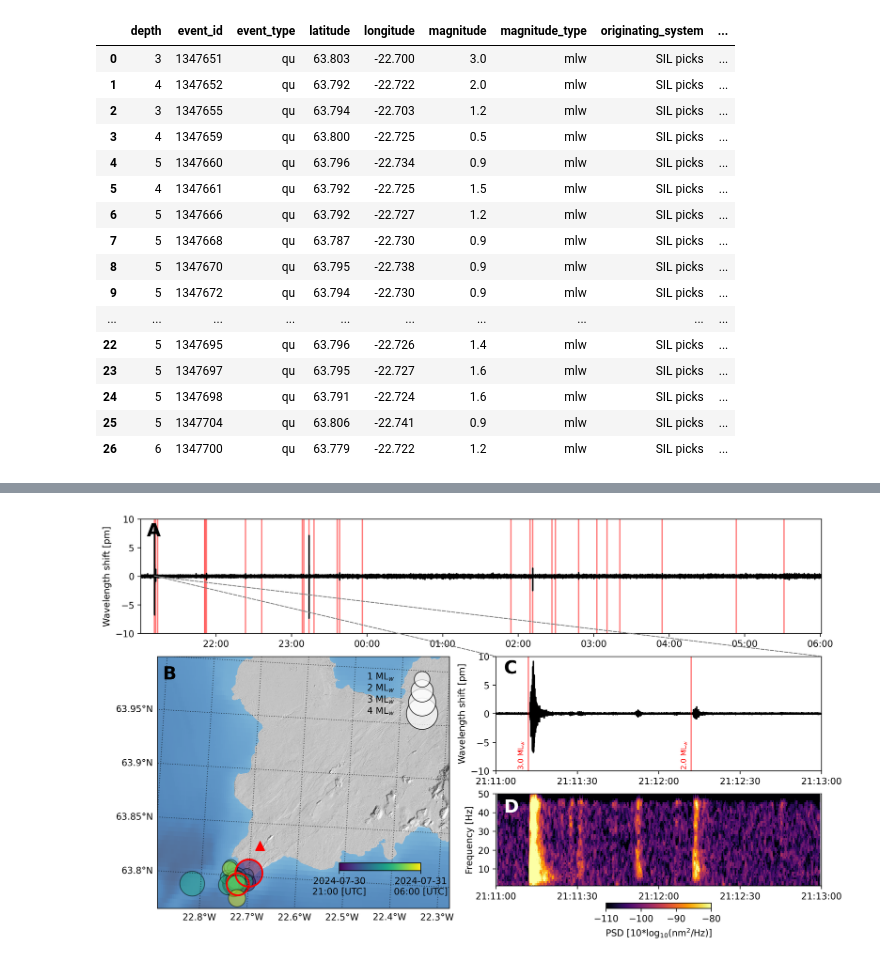
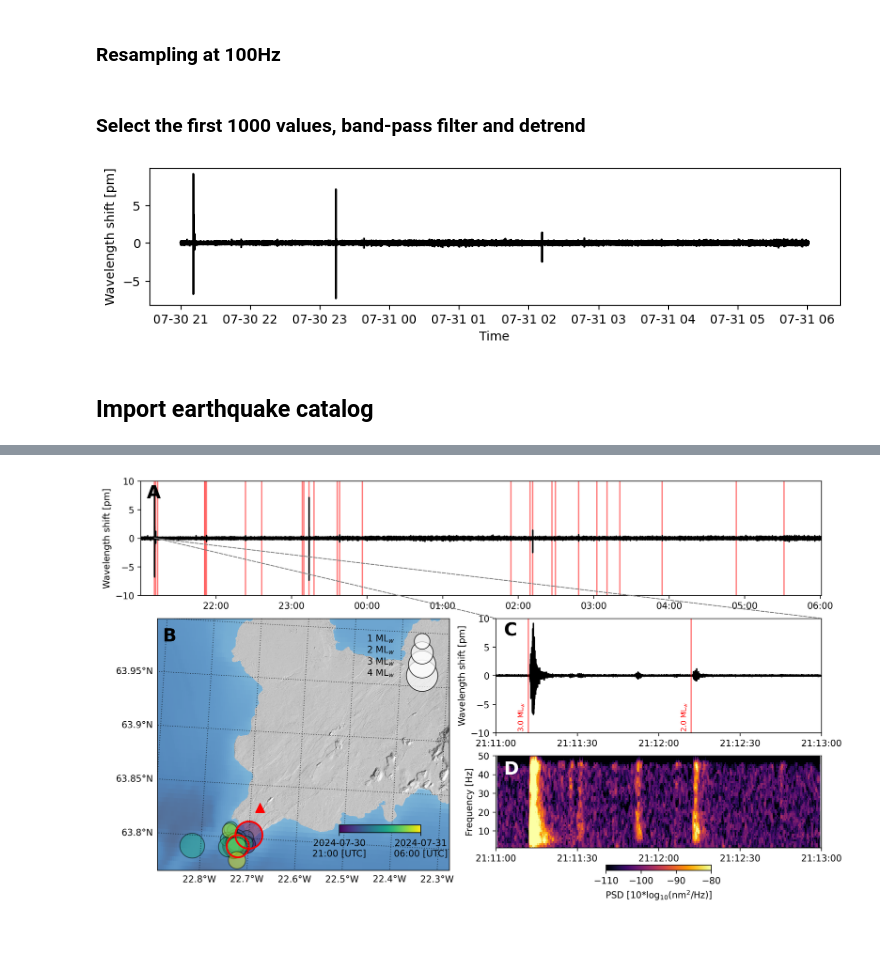
Before and after one commit to jgovoort/OFS29, a Jupyter notebook: notebooks/GUNN.ipynb, the cells around one changed output, grey strips where cells are left out. Saved outputs shown, nothing was run; the diff lists cells and outputs as text; code cells hidden in the pictures; blank space fills up the shorter version.

```diff
--- a/notebooks/GUNN.ipynb
+++ b/notebooks/GUNN.ipynb
@@ -29,0 +27,6 @@ ModuleNotFoundError: No module named 'rasterio'
+# %%
+path ='../data/gunnuhver/FBG/'
+data30 = xr.open_dataset(path+'FBG_HSV_2024.07.30T00.00.00.000.nc')
+data31 = xr.open_dataset(path+'FBG_HSV_2024.07.31T00.00.00.000.nc')
+
+data = xr.concat([data30, data31], dim='Time')
@@ -29,0 +50,2 @@ ModuleNotFoundError: No module named 'rasterio'
+# %% [markdown]
+### Resampling at 100Hz
@@ -29,0 +54,2 @@ ModuleNotFoundError: No module named 'rasterio'
+# %% [markdown]
+### Select the first 1000 values, band-pass filter and detrend
@@ -30,3 +61,13 @@ ModuleNotFoundError: No module named 'rasterio'
+# %%
+plt.figure(figsize=(10,2))
+plt.plot(time, FBGfilt*1000, color='k', label='FBG')
+plt.ylabel('Wavelength shift [pm]')
+plt.xlabel('Time')
+plt.show()
+# %% [output]
+[figure, added]
+# %% [markdown]
+## Import earthquake catalog
 # %%
 earthquake = pd.read_csv('../map/gunn_earthquake_30072024.csv')
 etime = np.array(earthquake['time'])
@@ -35,23 +76,3 @@ etime = etime.astype('datetime64[s]')
 dsTime = etime - np.datetime64('2024-07-30T21:00:00')
 # %%
 dsTime = dsTime.astype(int)
-# %%
-earthquake
-# %% [output]
-|  | depth | event_id | event_type | latitude | longitude | magnitude | magnitude_type | originating_system | ... |
-| 0 | 3 | 1347651 | qu | 63.803 | -22.700 | 3.0 | mlw | SIL picks | ... |
-| 1 | 4 | 1347652 | qu | 63.792 | -22.722 | 2.0 | mlw | SIL picks | ... |
-| 2 | 3 | 1347655 | qu | 63.794 | -22.703 | 1.2 | mlw | SIL picks | ... |
-| 3 | 4 | 1347659 | qu | 63.800 | -22.725 | 0.5 | mlw | SIL picks | ... |
-| 4 | 5 | 1347660 | qu | 63.796 | -22.734 | 0.9 | mlw | SIL picks | ... |
-| 5 | 4 | 1347661 | qu | 63.792 | -22.725 | 1.5 | mlw | SIL picks | ... |
-| 6 | 5 | 1347666 | qu | 63.792 | -22.727 | 1.2 | mlw | SIL picks | ... |
-| 7 | 5 | 1347668 | qu | 63.787 | -22.730 | 0.9 | mlw | SIL picks | ... |
-| 8 | 5 | 1347670 | qu | 63.795 | -22.738 | 0.9 | mlw | SIL picks | ... |
-| 9 | 5 | 1347672 | qu | 63.794 | -22.730 | 0.9 | mlw | SIL picks | ... |
-| ... | ... | ... | ... | ... | ... | ... | ... | ... | ... |
-| 22 | 5 | 1347695 | qu | 63.796 | -22.726 | 1.4 | mlw | SIL picks | ... |
-| 23 | 5 | 1347697 | qu | 63.795 | -22.727 | 1.6 | mlw | SIL picks | ... |
-| 24 | 5 | 1347698 | qu | 63.791 | -22.724 | 1.6 | mlw | SIL picks | ... |
-| 25 | 5 | 1347704 | qu | 63.806 | -22.741 | 0.9 | mlw | SIL picks | ... |
-| 26 | 6 | 1347700 | qu | 63.779 | -22.722 | 1.2 | mlw | SIL picks | ... |
```
Also changed, not shown: parts of 52 cells of this notebook, 15 other files.
